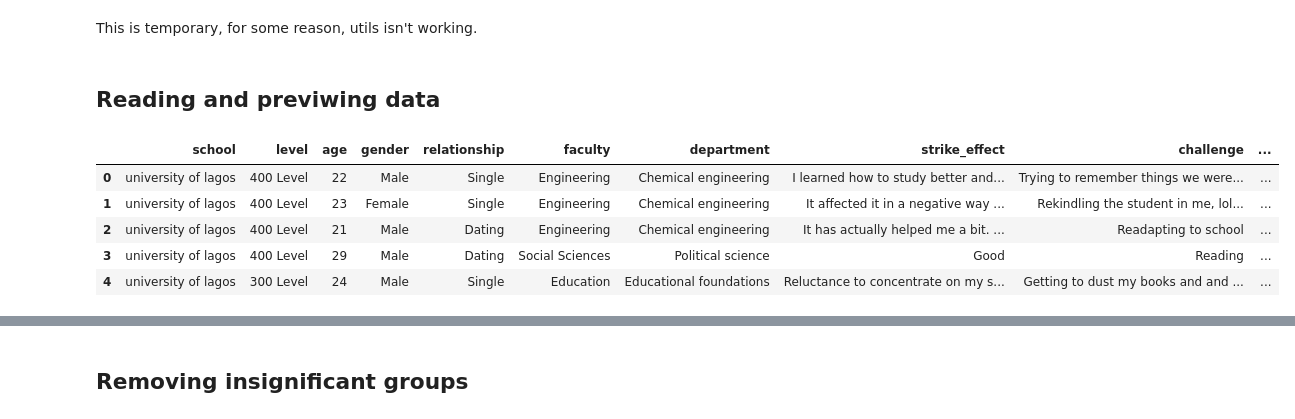
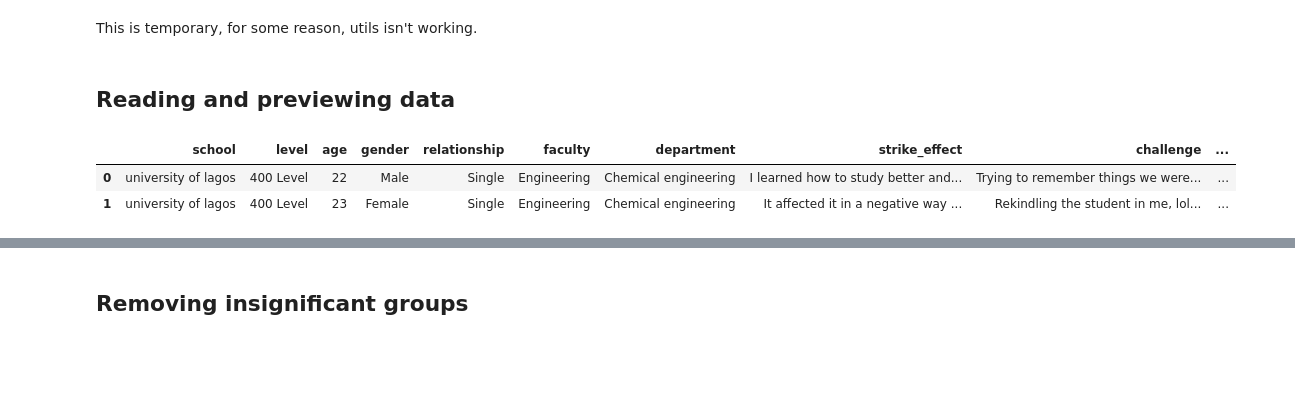
Before and after one commit to socratesjnr/asuu-strike-project, a Jupyter notebook: project-analysis/analysis/stat_analysis.ipynb, the cells around one changed output, grey strips where cells are left out. Drawn from its saved outputs; the diff is of its cells as text; code cells hidden in the pictures; blank space fills up the shorter version.

```diff
--- a/project-analysis/analysis/stat_analysis.ipynb
+++ b/project-analysis/analysis/stat_analysis.ipynb
@@ -204,5 +231,5 @@ def perform_pairwise_dunn(df, target, feature,p_adjust='bonferroni'):
 # %% [markdown]
-## Reading and previwing data
+## Reading and previewing data
 # %%
 # all data here include predicted course units
 
@@ -215,11 +242,8 @@ df_invalid_cgpa = pd.read_csv("../data/incomplete_cgpa_only.csv")
 # only contains students with complete cgpa information
 df_valid_cgpa = pd.read_csv("../data/valid_cgpa_only.csv")
 # %%
-df_valid_cgpa.head()
+df_valid_cgpa.head(2)
 # %% [output]
 |  | school | level | age | gender | relationship | faculty | department | strike_effect | challenge | ... |
 | 0 | university of lagos | 400 Level | 22 | Male | Single | Engineering | Chemical engineering | I learned how to study better and... | Trying to remember things we were... | ... |
 | 1 | university of lagos | 400 Level | 23 | Female | Single | Engineering | Chemical engineering | It affected it in a negative way ... | Rekindling the student in me, lol... | ... |
-| 2 | university of lagos | 400 Level | 21 | Male | Dating | Engineering | Chemical engineering | It has actually helped me a bit. ... | Readapting to school | ... |
-| 3 | university of lagos | 400 Level | 29 | Male | Dating | Social Sciences | Political science | Good | Reading | ... |
-| 4 | university of lagos | 300 Level | 24 | Male | Single | Education | Educational foundations | Reluctance to concentrate on my s... | Getting to dust my books and and ... | ... |
```
Also changed, not shown: parts of 84 cells of this notebook.
